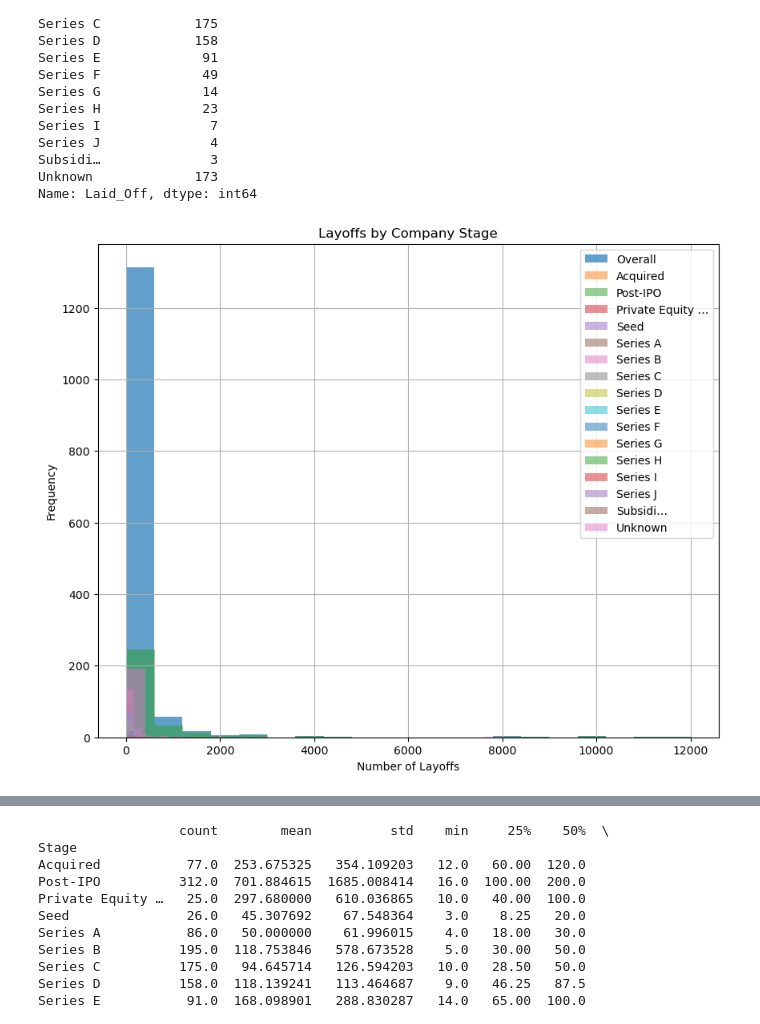
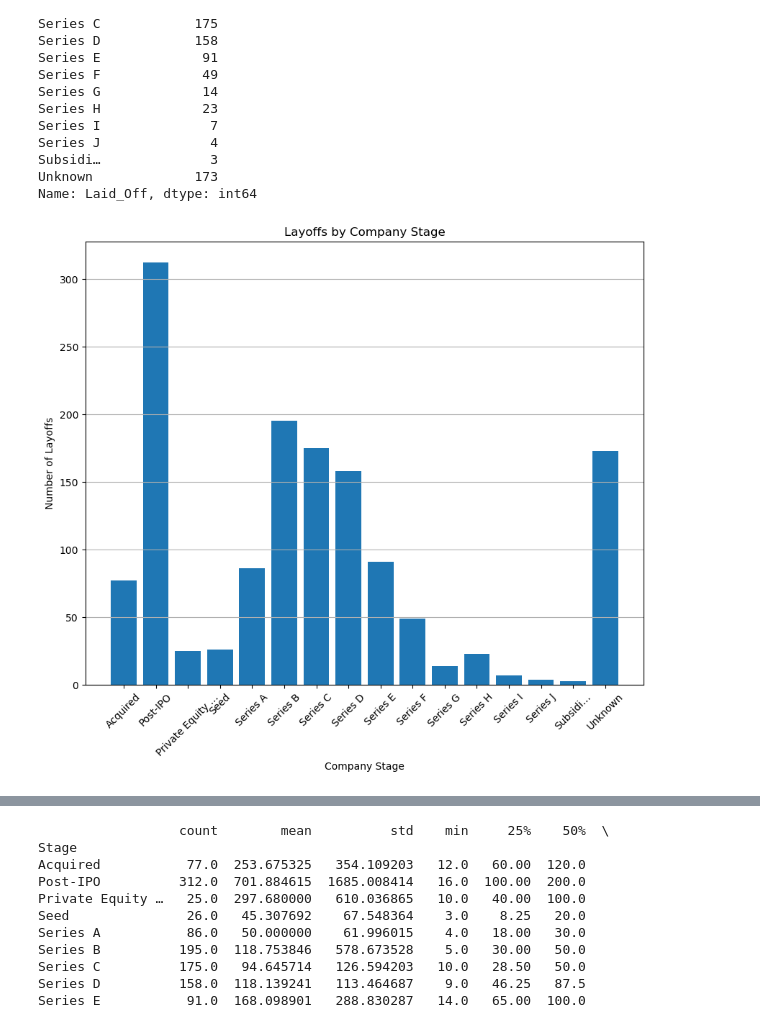
Before and after one commit to cschneggenburger/group-2-project-1, a Jupyter notebook: Big_Tech_Layoffs_Sandy.ipynb, the cells around one changed output, grey strips where cells are left out. Cells and saved outputs as stored; diff of their text form; code cells hidden in the pictures.

Commit message:
Added an average percentage bar chart and detailed documnetation

```diff
--- a/Big_Tech_Layoffs_Sandy.ipynb
+++ b/Big_Tech_Layoffs_Sandy.ipynb
@@ -172,16 +185,15 @@ Subsidi…              3
 Unknown             173
 Name: Laid_Off, dtype: int64
 # %%
-# Show data using a histofgram
+# Show number of layoffs using a bar chart
+
 plt.figure (figsize=(10, 8))
-plt.hist(df_a['Laid_Off'], bins=20, alpha=0.7, label='Overall')
-for stage in stage_group_df.index:
-    plt.hist(df_a[df_a['Stage'] == stage]['Laid_Off'], bins=20, alpha=0.5, label=stage)
-plt.xlabel('Number of Layoffs')
-plt.ylabel('Frequency')
+plt.bar(stage_group_df.index, stage_group_df)
+plt.xlabel('Company Stage')
+plt.xticks(rotation=45)
+plt.ylabel('Number of Layoffs')
+plt.grid(axis = 'y')
 plt.title('Layoffs by Company Stage')
-plt.grid(True)
-plt.legend()
 plt.show()
 # %% [output]
-[figure, old version]
+[figure, new version]
```
Also changed, not shown: parts of 18 cells of this notebook.
